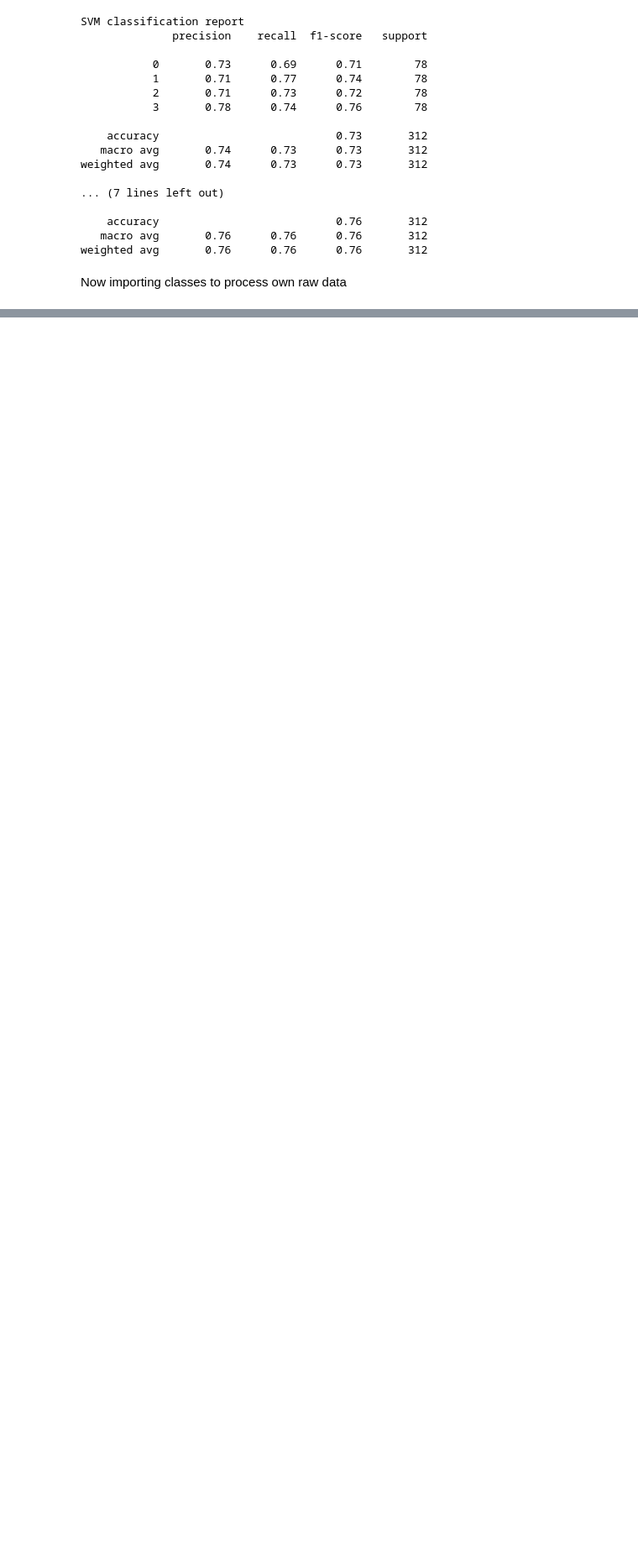
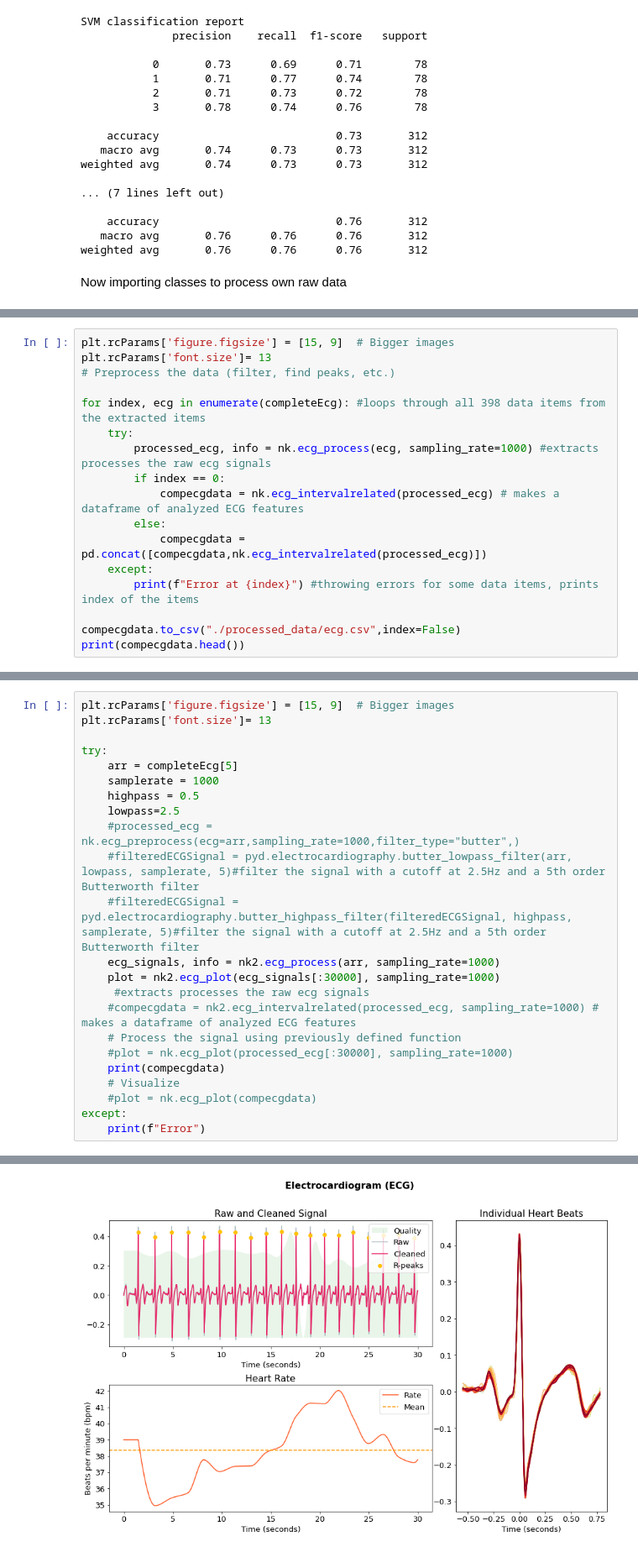
Before and after one commit to tomjefferis/CO620-Emotion-Detection-, a Jupyter notebook: mlDataTesting.ipynb, the cells around one changed output, grey strips where cells are left out. Shown at 84% size. Drawn from its saved outputs; the diff is of its cells as text; blank space fills up the shorter version.

```diff
--- a/mlDataTesting.ipynb
+++ b/mlDataTesting.ipynb
@@ -190,0 +183,17 @@ completed 134_PreProcessed_GSR_ECG.dat
+# %%
+plt.rcParams['figure.figsize'] = [15, 9]  # Bigger images
+plt.rcParams['font.size']= 13
+# Preprocess the data (filter, find peaks, etc.)
+
+for index, ecg in enumerate(completeEcg): #loops through all 398 data items from the extracted items
+    try:
+        processed_ecg, info = nk.ecg_process(ecg, sampling_rate=1000) #extracts processes the raw ecg signals
+        if index == 0:
+            compecgdata = nk.ecg_intervalrelated(processed_ecg) # makes a dataframe of analyzed ECG features
+        else:
+            compecgdata = pd.concat([compecgdata,nk.ecg_intervalrelated(processed_ecg)])
+    except:
+        print(f"Error at {index}") #throwing errors for some data items, prints index of the items
+
+compecgdata.to_csv("./processed_data/ecg.csv",index=False)
+print(compecgdata.head())
@@ -190,0 +218,24 @@ completed 134_PreProcessed_GSR_ECG.dat
+# %%
+plt.rcParams['figure.figsize'] = [15, 9]  # Bigger images
+plt.rcParams['font.size']= 13
+
+try:
+    arr = completeEcg[5]
+    samplerate = 1000
+    highpass = 0.5
+    lowpass=2.5
+    #processed_ecg = nk.ecg_preprocess(ecg=arr,sampling_rate=1000,filter_type="butter",)
+    #filteredECGSignal = pyd.electrocardiography.butter_lowpass_filter(arr, lowpass, samplerate, 5)#filter the signal with a cutoff at 2.5Hz and a 5th order Butterworth filter
+    #filteredECGSignal = pyd.electrocardiography.butter_highpass_filter(filteredECGSignal, highpass, samplerate, 5)#filter the signal with a cutoff at 2.5Hz and a 5th order Butterworth filter
+    ecg_signals, info = nk2.ecg_process(arr, sampling_rate=1000)
+    plot = nk2.ecg_plot(ecg_signals[:30000], sampling_rate=1000)
+     #extracts processes the raw ecg signals
+    #compecgdata = nk2.ecg_intervalrelated(processed_ecg, sampling_rate=1000) # makes a dataframe of analyzed ECG features
+    # Process the signal using previously defined function
+    #plot = nk.ecg_plot(processed_ecg[:30000], sampling_rate=1000)
+    print(compecgdata)
+    # Visualize
+    #plot = nk.ecg_plot(compecgdata)
+except:
+    print(f"Error")
+# %% [output]
@@ -190,0 +255 @@ completed 134_PreProcessed_GSR_ECG.dat
+[figure, added]
```
Also changed, not shown: parts of 11 cells of this notebook, 1 other file.
